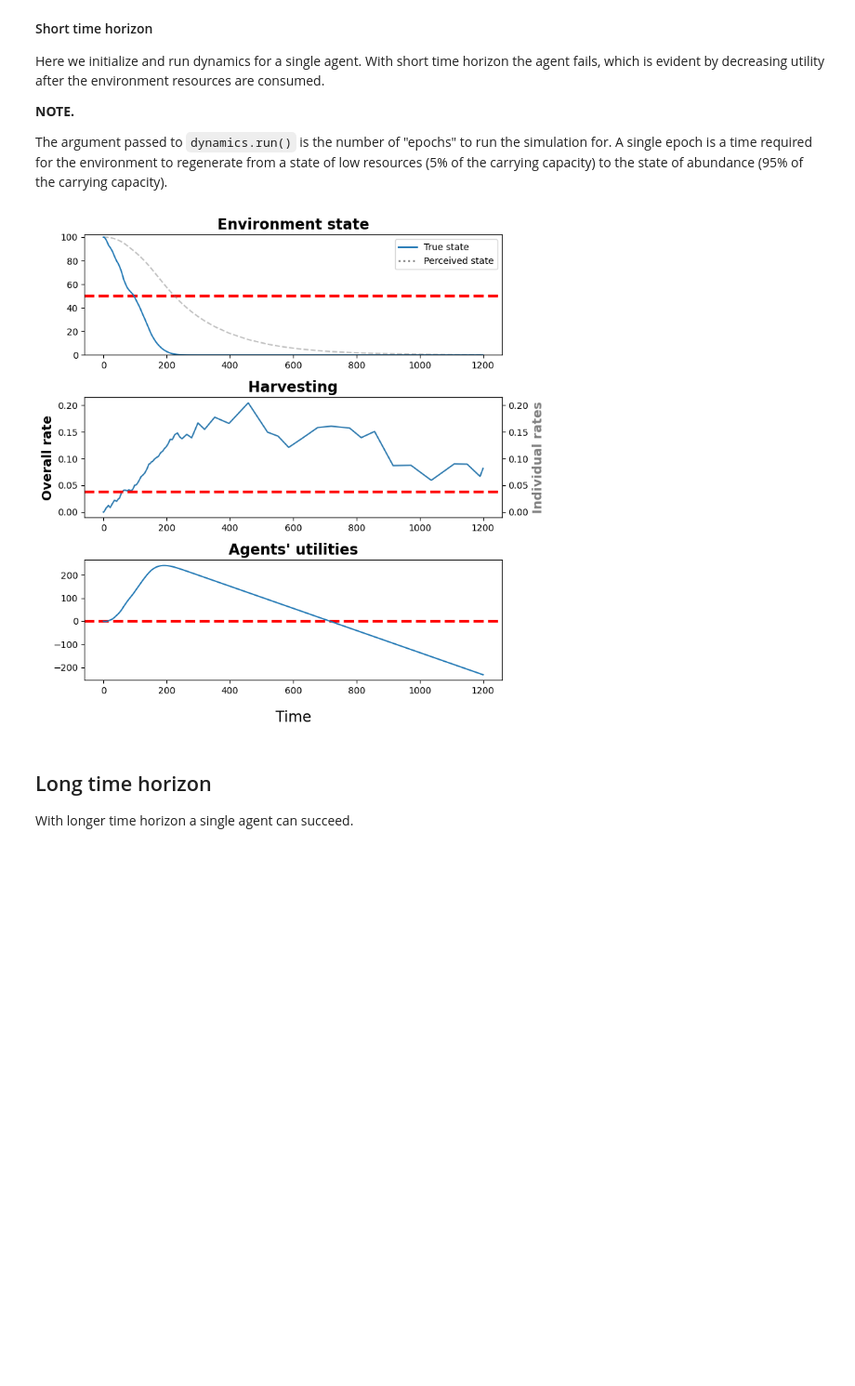
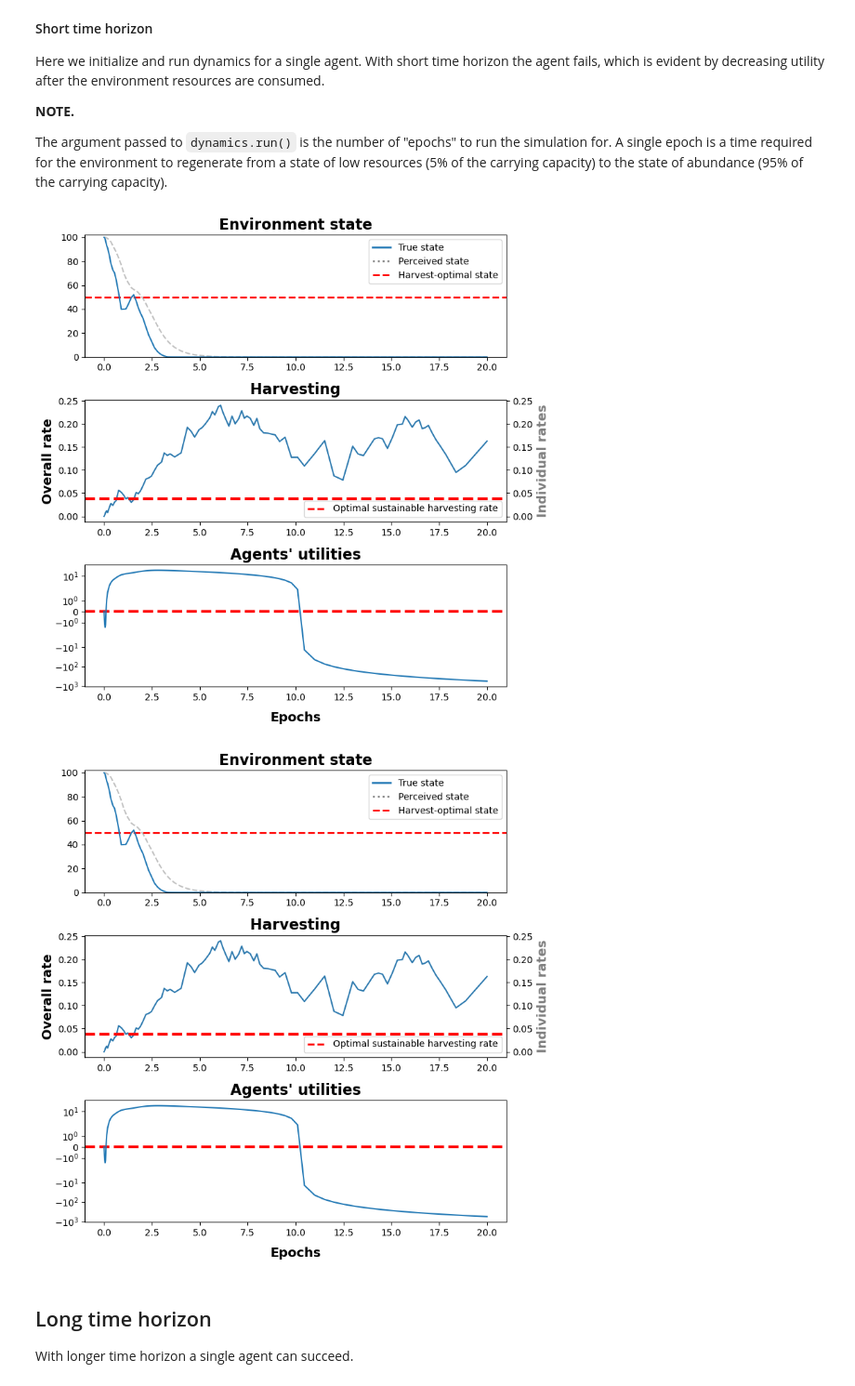
Before and after one commit to iss-obuz/gxr-envir, a Jupyter notebook: notebooks/envir-simulations.ipynb, the cells around one changed output. Shown at 93% size. Cells and saved outputs as stored; diff of their text form; code cells hidden in the pictures; blank space fills up the shorter version.

```diff
--- a/notebooks/envir-simulations.ipynb
+++ b/notebooks/envir-simulations.ipynb
@@ -66,12 +66,14 @@ for. A single epoch is a time required for the environment to regenerate from a
 of low resources (5% of the carrying capacity) to the state of abundance
 (95% of the carrying capacity).
 # %%
-game = EnvirGame.from_config(n_agents=1, horizon=.01)
-sol  = game.dynamics.run(10, seed=303)
+game = EnvirGame.from_config(n_agents=1, horizon=.1)
+sol  = game.dynamics.run(20, seed=303)
 
 fig = game.dynamics.plot(sol)
+fig
 # %% [output]
-[figure, old version]
+[figure, new version]
+[figure, added]
 # %% [markdown]
 ## Long time horizon
 
```
Also changed, not shown: parts of 6 cells of this notebook, 13 other files.
